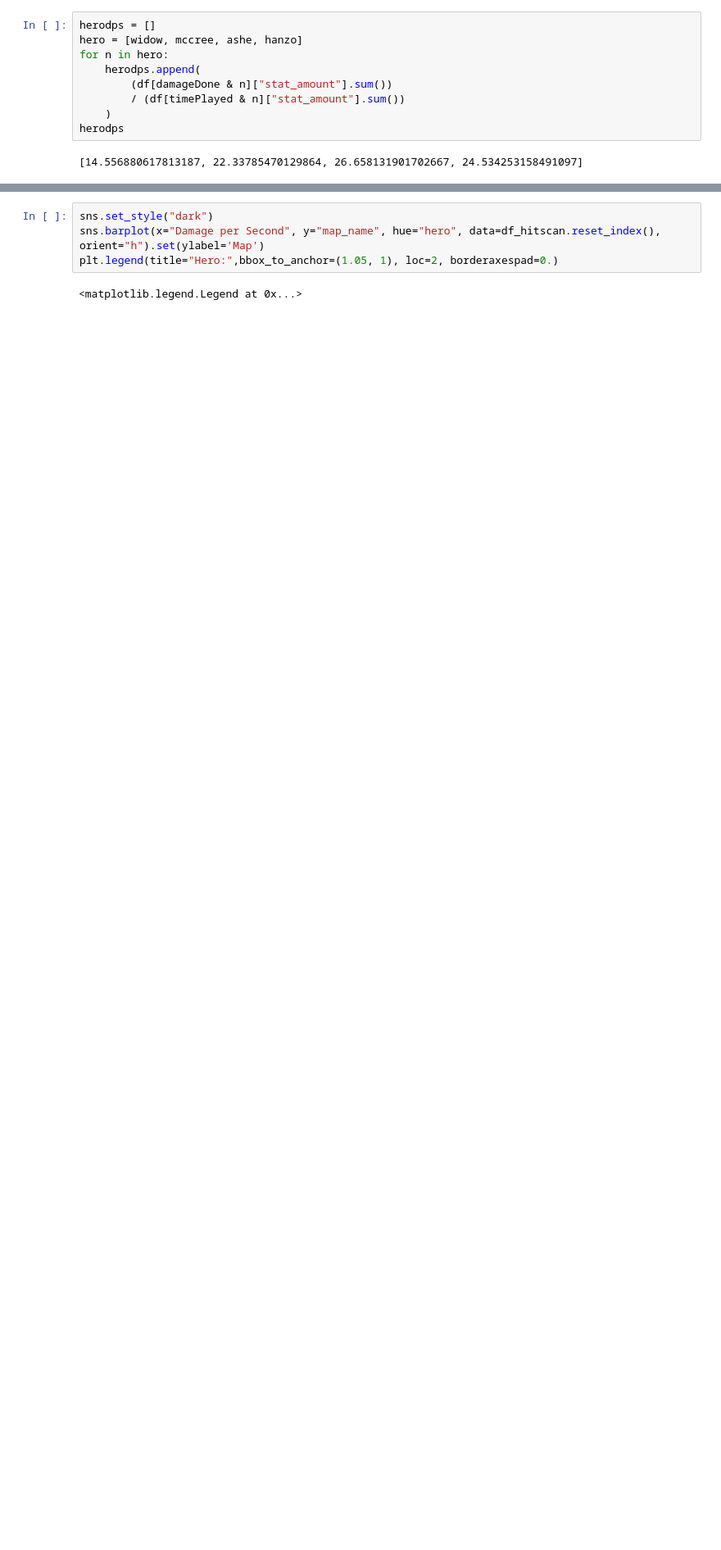
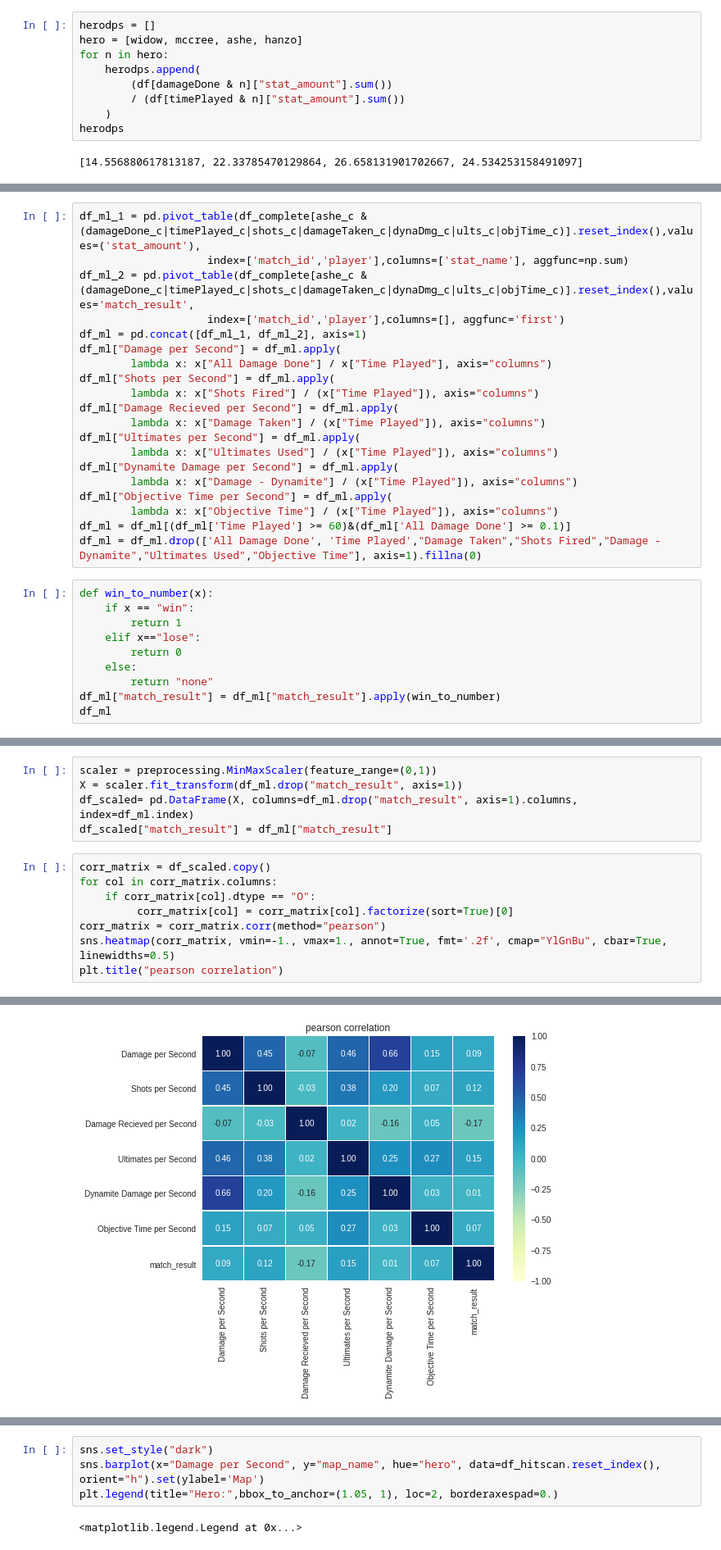
Before and after one commit to RogerWszolek/OverwatchAnalysis, a Jupyter notebook: Overwatch Questions.ipynb, the cells around one changed output, grey strips where cells are left out. Shown at 82% size. Drawn from its saved outputs; the diff is of its cells as text; blank space fills up the shorter version.

```diff
--- a/Overwatch Questions.ipynb
+++ b/Overwatch Questions.ipynb
@@ -88,0 +101,30 @@ herodps
+# %%
+df_ml_1 = pd.pivot_table(df_complete[ashe_c &(damageDone_c|timePlayed_c|shots_c|damageTaken_c|dynaDmg_c|ults_c|objTime_c)].reset_index(),values=('stat_amount'),
+                    index=['match_id','player'],columns=['stat_name'], aggfunc=np.sum)
+df_ml_2 = pd.pivot_table(df_complete[ashe_c &(damageDone_c|timePlayed_c|shots_c|damageTaken_c|dynaDmg_c|ults_c|objTime_c)].reset_index(),values='match_result',
+                    index=['match_id','player'],columns=[], aggfunc='first')
+df_ml = pd.concat([df_ml_1, df_ml_2], axis=1)
+df_ml["Damage per Second"] = df_ml.apply(
+        lambda x: x["All Damage Done"] / x["Time Played"], axis="columns")
+df_ml["Shots per Second"] = df_ml.apply(
+        lambda x: x["Shots Fired"] / (x["Time Played"]), axis="columns")
+df_ml["Damage Recieved per Second"] = df_ml.apply(
+        lambda x: x["Damage Taken"] / (x["Time Played"]), axis="columns")
+df_ml["Ultimates per Second"] = df_ml.apply(
+        lambda x: x["Ultimates Used"] / (x["Time Played"]), axis="columns")
+df_ml["Dynamite Damage per Second"] = df_ml.apply(
+        lambda x: x["Damage - Dynamite"] / (x["Time Played"]), axis="columns")
+df_ml["Objective Time per Second"] = df_ml.apply(
+        lambda x: x["Objective Time"] / (x["Time Played"]), axis="columns")
+df_ml = df_ml[(df_ml['Time Played'] >= 60)&(df_ml['All Damage Done'] >= 0.1)]
+df_ml = df_ml.drop(['All Damage Done', 'Time Played',"Damage Taken","Shots Fired","Damage - Dynamite","Ultimates Used","Objective Time"], axis=1).fillna(0)
+# %%
+def win_to_number(x):
+    if x == "win":
+        return 1
+    elif x=="lose":
+        return 0
+    else:
+        return "none"
+df_ml["match_result"] = df_ml["match_result"].apply(win_to_number)
+df_ml
@@ -88,0 +146,14 @@ herodps
+# %%
+scaler = preprocessing.MinMaxScaler(feature_range=(0,1))
+X = scaler.fit_transform(df_ml.drop("match_result", axis=1))
+df_scaled= pd.DataFrame(X, columns=df_ml.drop("match_result", axis=1).columns, index=df_ml.index)
+df_scaled["match_result"] = df_ml["match_result"]
+# %%
+corr_matrix = df_scaled.copy()
+for col in corr_matrix.columns:
+    if corr_matrix[col].dtype == "O":
+         corr_matrix[col] = corr_matrix[col].factorize(sort=True)[0]
+corr_matrix = corr_matrix.corr(method="pearson")
+sns.heatmap(corr_matrix, vmin=-1., vmax=1., annot=True, fmt='.2f', cmap="YlGnBu", cbar=True, linewidths=0.5)
+plt.title("pearson correlation")
+# %% [output]
@@ -89,3 +161,4 @@ herodps
+[figure, added]
 # %%
 df_hitscan = pd.pivot_table(df[(widow | mccree | ashe | hanzo)&(damageDone|timePlayed)],values='stat_amount',
                     index=['map_name', 'hero'],columns=['stat_name'], aggfunc=np.sum)
```
Also changed, not shown: parts of 6 cells of this notebook.
